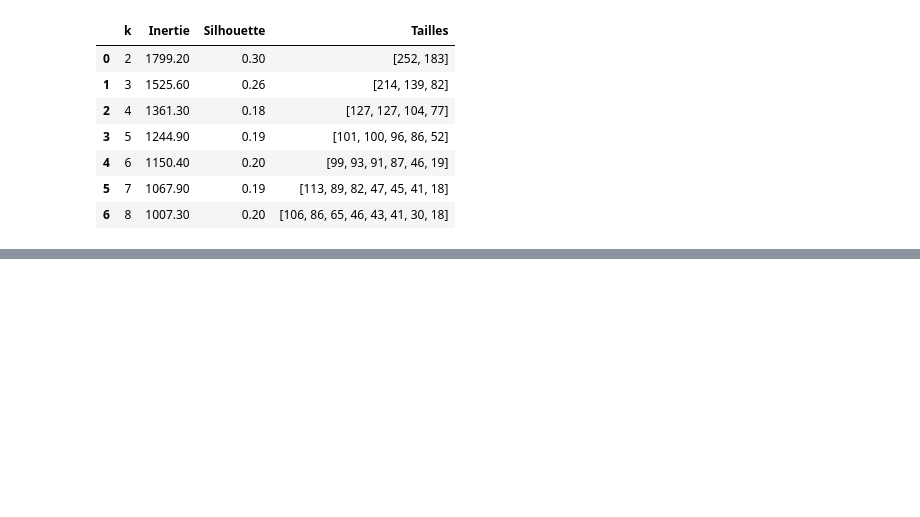
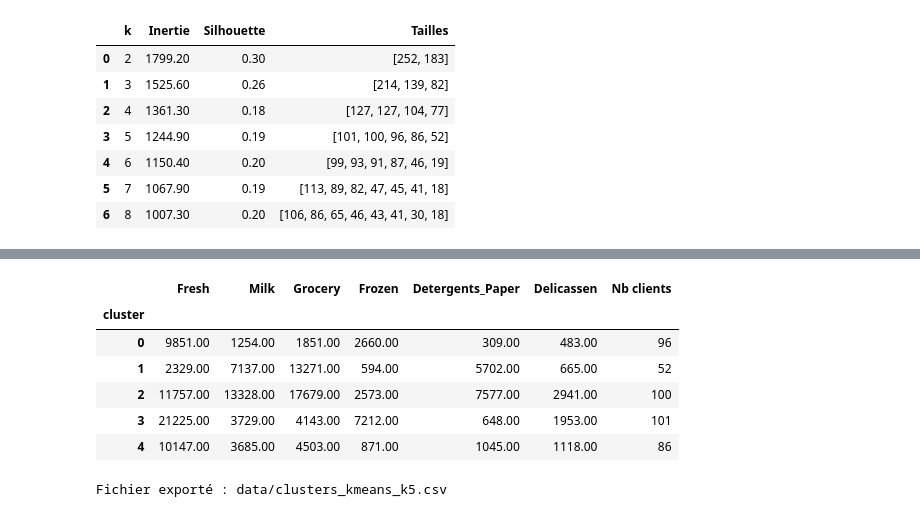
Before and after one commit to rokhayacoumbadiouf-bit/Segmentation_Client_ML, a Jupyter notebook: P1IA_ODC/projet_machine_learning/segmentaion_client.ipynb, the cells around one changed output, grey strips where cells are left out. Cells and saved outputs as stored; diff of their text form; code cells hidden in the pictures; blank space fills up the shorter version.

Commit message:
Étape 7.4 : entraînement K-Means final (k=5) et export des clusters

```diff
--- a/P1IA_ODC/projet_machine_learning/segmentaion_client.ipynb
+++ b/P1IA_ODC/projet_machine_learning/segmentaion_client.ipynb
@@ -1376,0 +1381,13 @@ pd.DataFrame(resultats)
+# %%
+from sklearn.cluster import KMeans
+
+K_FINAL = 5
+kmeans = KMeans(n_clusters=K_FINAL, n_init=20, random_state=RANDOM_STATE)
+labels = kmeans.fit_predict(X_scaled)
+
+# Dépenses d'origine (non transformées) + canal et région + cluster
+resultats = X.join(meta)
+resultats["cluster"] = labels
+
+print("Taille des clusters :")
+print(resultats["cluster"].value_counts().sort_index())
@@ -1376,0 +1403,17 @@ pd.DataFrame(resultats)
+# %%
+profils = resultats.groupby("cluster")[FEATURES].mean().round(0)
+profils["Nb clients"] = resultats["cluster"].value_counts().sort_index()
+profils
+# %% [output]
+|  | Fresh | Milk | Grocery | Frozen | Detergents_Paper | Delicassen | Nb clients |
+| cluster |  |  |  |  |  |  |  |
+| 0 | 9851.00 | 1254.00 | 1851.00 | 2660.00 | 309.00 | 483.00 | 96 |
+| 1 | 2329.00 | 7137.00 | 13271.00 | 594.00 | 5702.00 | 665.00 | 52 |
+| 2 | 11757.00 | 13328.00 | 17679.00 | 2573.00 | 7577.00 | 2941.00 | 100 |
+| 3 | 21225.00 | 3729.00 | 4143.00 | 7212.00 | 648.00 | 1953.00 | 101 |
+| 4 | 10147.00 | 3685.00 | 4503.00 | 871.00 | 1045.00 | 1118.00 | 86 |
+# %%
+resultats.to_csv("data/clusters_kmeans_k5.csv")
+print("Fichier exporté : data/clusters_kmeans_k5.csv")
+# %% [output]
+Fichier exporté : data/clusters_kmeans_k5.csv
```
Also changed, not shown: parts of 3 cells of this notebook, 1 other file.
